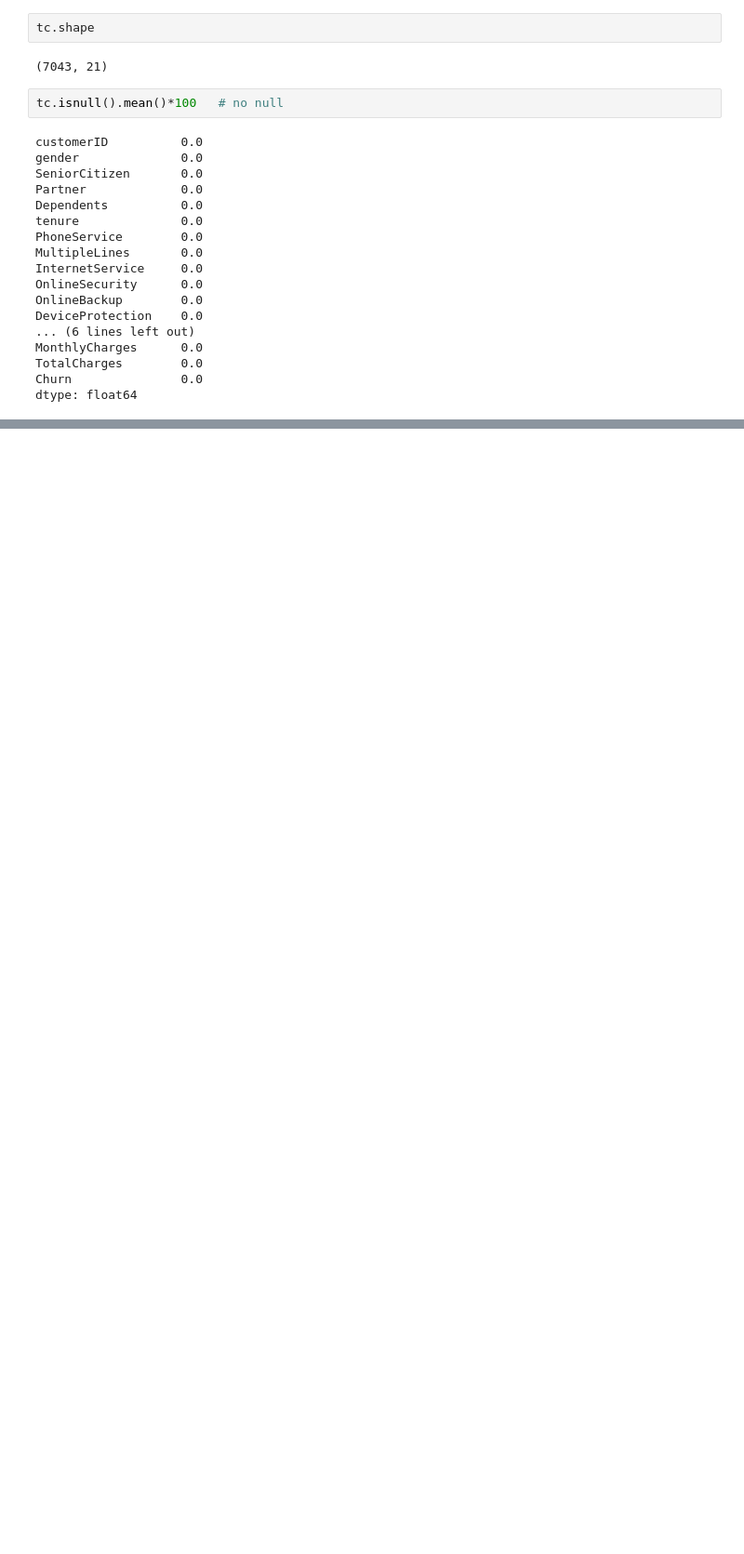
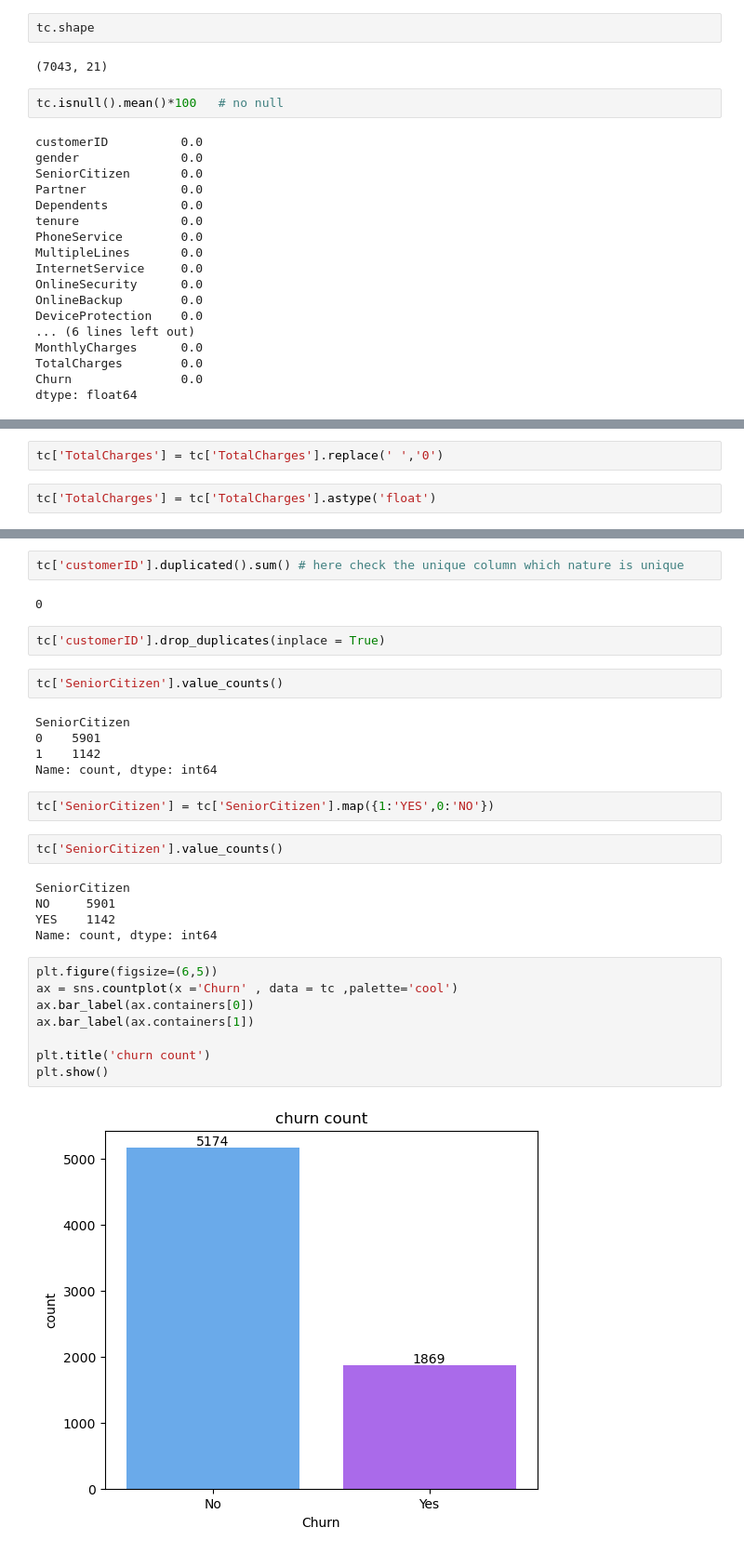
Before and after one commit to anishverma870/PY-PROJECTS-2025, a Jupyter notebook: PROJECT-2-CUSTOMER CHURN/TELECOM-CHURN.ipynb, the cells around one changed output, grey strips where cells are left out. Shown at 93% size. Cells and saved outputs as stored; diff of their text form; blank space fills up the shorter version.

Commit message:
PROJECT -2
 AFTER CHECK THE NULL VALUE AND STANDARD THE DATA

```diff
--- a/PROJECT-2-CUSTOMER CHURN/TELECOM-CHURN.ipynb
+++ b/PROJECT-2-CUSTOMER CHURN/TELECOM-CHURN.ipynb
@@ -65,0 +84,4 @@ dtype: float64
+# %%
+tc['TotalCharges'] = tc['TotalCharges'].replace(' ','0')
+# %%
+tc['TotalCharges'] = tc['TotalCharges'].astype('float')
@@ -65,0 +108,32 @@ dtype: float64
+# %%
+tc['customerID'].duplicated().sum() # here check the unique column which nature is unique
+# %% [output]
+0
+# %%
+tc['customerID'].drop_duplicates(inplace = True)
+# %%
+tc['SeniorCitizen'].value_counts()
+# %% [output]
+SeniorCitizen
+0    5901
+1    1142
+Name: count, dtype: int64
+# %%
+tc['SeniorCitizen'] = tc['SeniorCitizen'].map({1:'YES',0:'NO'})
+# %%
+tc['SeniorCitizen'].value_counts()
+# %% [output]
+SeniorCitizen
+NO     5901
+YES    1142
+Name: count, dtype: int64
+# %%
+plt.figure(figsize=(6,5))
+ax = sns.countplot(x ='Churn' , data = tc ,palette='cool')
+ax.bar_label(ax.containers[0])
+ax.bar_label(ax.containers[1])
+
+plt.title('churn count')
+plt.show()
+# %% [output]
+[figure, added]
```
Also changed, not shown: parts of 6 cells of this notebook.
